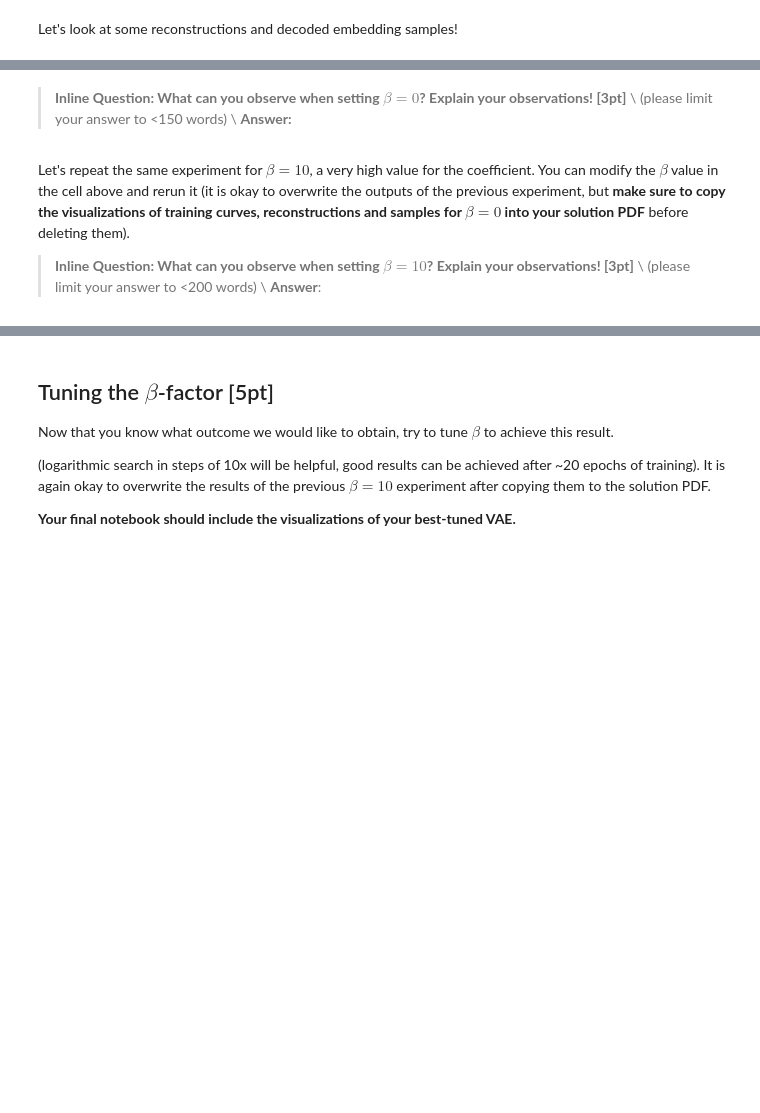
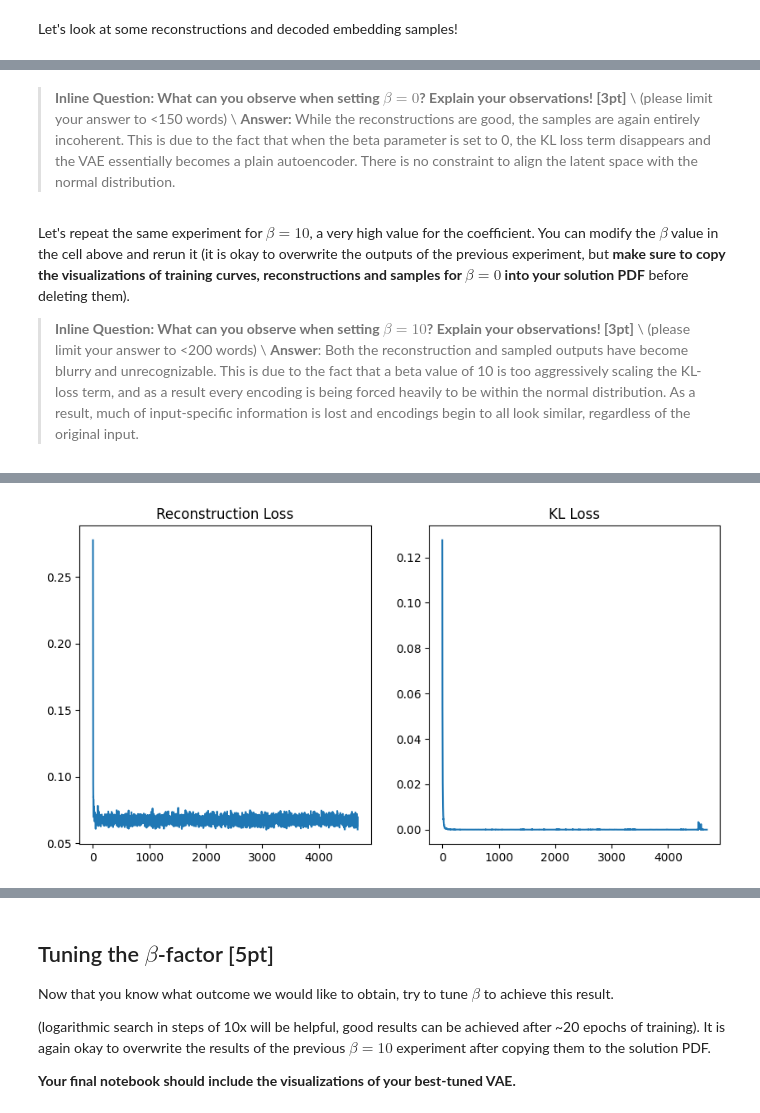
Before and after one commit to jmoon98/CSCI566_Assignment2, a Jupyter notebook: CSCI566_Assignment2_problem_1_VAE.ipynb, the cells around one changed output, grey strips where cells are left out. Cells and saved outputs as stored; diff of their text form; code cells hidden in the pictures; blank space fills up the shorter version.

```diff
--- a/CSCI566_Assignment2_problem_1_VAE.ipynb
+++ b/CSCI566_Assignment2_problem_1_VAE.ipynb
@@ -166,7 +191,7 @@ nworkers = 4        # number of wrokers used for efficient data loading
 #       Use the given batch_size and number of data loading workers when creating  #
 #       the DataLoader.                                                            #
 ####################################################################################
-mnist_data_loader = None
+mnist_data_loader = torch.utils.data.DataLoader(mnist_train, batch_size=batch_size, num_workers=nworkers, shuffle=True)
 #################################### END TODO #######################################
 
 # now we can run a forward pass for encoder and decoder and check the produced shapes
@@ -359,8 +419,8 @@ class VAE(nn.Module):
     #       mean and log_sigma, so the dimensionality of the output embedding needs to #
     #       double.                                                                    #
     ####################################################################################
-    self.encoder = None
-    self.decoder = None
+    self.encoder = Encoder(2*nz)
+    self.decoder = Decoder(nz)
     #################################### END TODO ######################################
 
   def forward(self, x):
@@ -373,13 +433,14 @@ class VAE(nn.Module):
     #          3. decode the sampled z to obtain the reconstructed image               #
     ####################################################################################
     # encode input into posterior distribution q(z | x)
-    q = None       # output of encoder (concatenated mean and log_sigma)
-
+    q = self.encoder(x)       # output of encoder (concatenated mean and log_sigma)
+    mu, log_var = q.chunk(2, dim=1)
     # sample latent variable z with reparametrization
-    z = None       # batch of sampled embeddings
+    std = torch.exp(0.5*log_var)
+    z = torch.randn_like(std)*std + mu     # batch of sampled embeddings
 
     # compute reconstruction
-    reconstruction = None   # decoder reconstruction from embedding
+    reconstruction = self.decoder(z)   # decoder reconstruction from embedding
     #################################### END TODO ######################################
 
     return {'q': q,
@@ -398,10 +459,14 @@ class VAE(nn.Module):
     #       not symmetric, ie. KL(p, q) != KL(q, p)!                                   #
     ####################################################################################
     # compute reconstruction loss
-    rec_loss = None
+    rec = outputs["rec"]
+    q = outputs["q"]
+    mu, log_var = q.chunk(2, dim=1)
+    log_sigma = 0.5*log_var
+    rec_loss = torch.nn.functional.mse_loss(rec, x)
 
     # compute KL divergence loss
-    kl_loss = None      # make sure that this is a scalar, not a vector / array
+    kl_loss = kl_divergence(mu, log_sigma, torch.zeros_like(mu), torch.zeros_like(log_sigma)).mean()    # make sure that this is a scalar, not a vector / array
     #################################### END TODO ######################################
 
     # return weighted objective
@@ -417,7 +482,9 @@ class VAE(nn.Module):
     # HINT: encode the input image and then decode the mean of the posterior to obtain #
     #       the reconstruction.                                                        #
     ####################################################################################
-    reconstruction = None
+    enc = self.encoder(x)
+    mu, log_var = enc.chunk(2, dim=1)
+    reconstruction = self.decoder(mu)
     #################################### END TODO ######################################
     return reconstruction
 # %% [markdown]
@@ -437,7 +504,7 @@ def run_with_beta(epochs, learning_rate, beta):
   # Build the optimizer for the vae_model. We will again use the Adam optimizer with #
   # the given learning rate and otherwise default parameters.                        #
   ####################################################################################
-  opt = None
+  opt = torch.optim.Adam(vae_model.parameters(), lr=learning_rate)
   #################################### END TODO ######################################
 
   train_it = 0
@@ -454,9 +521,20 @@ def run_with_beta(epochs, learning_rate, beta):
     #       training loss. It outputs the total training loss and a dict containing    #
     #       the breakdown of reconstruction and KL loss.                               #
     ####################################################################################
-    for None in None:
+    for sample_img, sample_label in mnist_data_loader:
       # add VAE training loop commands here
       # ...
+      sample_img = sample_img.to(device)
+
+      # forward
+      fwd = vae_model(sample_img)
+      total_loss, losses = vae_model.loss(sample_img, fwd)
+
+      # backward
+      opt.zero_grad()  # erasing old gradients
+      total_loss.backward()
+      opt.step()  # updating weights
+
       #################################### END TODO ####################################
 
       rec_loss.append(losses['rec_loss'].item()); kl_loss.append(losses['kl_loss'].item())
@@ -503,13 +603,13 @@ vis_samples(vae_model)
 # %% [markdown]
 >**Inline Question: What can you observe when setting $\beta = 0$? Explain your observations! [3pt]** \\
 >(please limit your answer to <150 words) \\
->**Answer:**
+>**Answer:** While the reconstructions are good, the samples are again entirely incoherent. This is due to the fact that when the beta parameter is set to 0, the KL loss term disappears and the VAE essentially becomes a plain autoencoder. There is no constraint to align the latent space with the normal distribution.
 # %% [markdown]
 Let's repeat the same experiment for $\beta = 10$, a very high value for the coefficient. You can modify the $\beta$ value in the cell above and rerun it (it is okay to overwrite the outputs of the previous experiment, but **make sure to copy the visualizations of training curves, reconstructions and samples for $\beta = 0$ into your solution PDF** before deleting them).
 
 >**Inline Question: What can you observe when setting $\beta = 10$? Explain your observations! [3pt]** \\
 >(please limit your answer to <200 words) \\
->**Answer**:
+>**Answer**: Both the reconstruction and sampled outputs have become blurry and unrecognizable. This is due to the fact that a beta value of 10 is too aggressively scaling the KL-loss term, and as a result every encoding is being forced heavily to be within the normal distribution. As a result, much of input-specific information is lost and encodings begin to all look similar, regardless of the original input.
 # %%
 learning_rate = 1.5e-3
 nz = 64
@@ -520,7 +620,8 @@ nz = 64
 ####################################################################################
 epochs = 5         # using 5 epochs is sufficient for the first two experiments
                    # for the experiment where you tune beta, 20 epochs are appropriate
-beta =             # HINT: Set your beta to 10 here, and see what happens!
+beta = 10            # HINT: Set your beta to 10 here, and see what happens!
 #################################### END TODO ######################################
 
 vae_model = run_with_beta(epochs=epochs, learning_rate=learning_rate, beta=beta)
+# %% [output]
@@ -527,3 +645,4 @@ vae_model = run_with_beta(epochs=epochs, learning_rate=learning_rate, beta=beta)
+[figure, added]
 # %%
 # visualize VAE reconstructions and samples from the generative model
 vis_reconstruction(vae_model)
```
Also changed, not shown: parts of 15 cells of this notebook, 3 other files.
